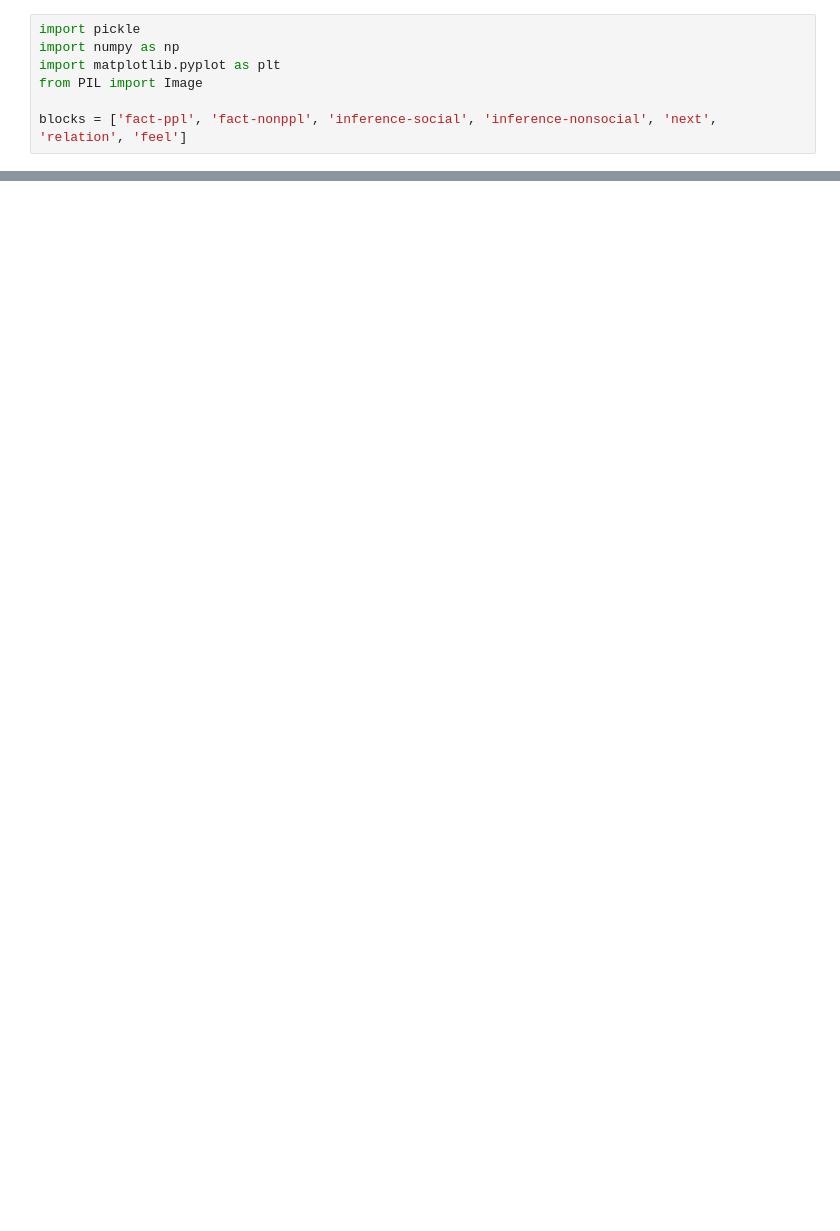
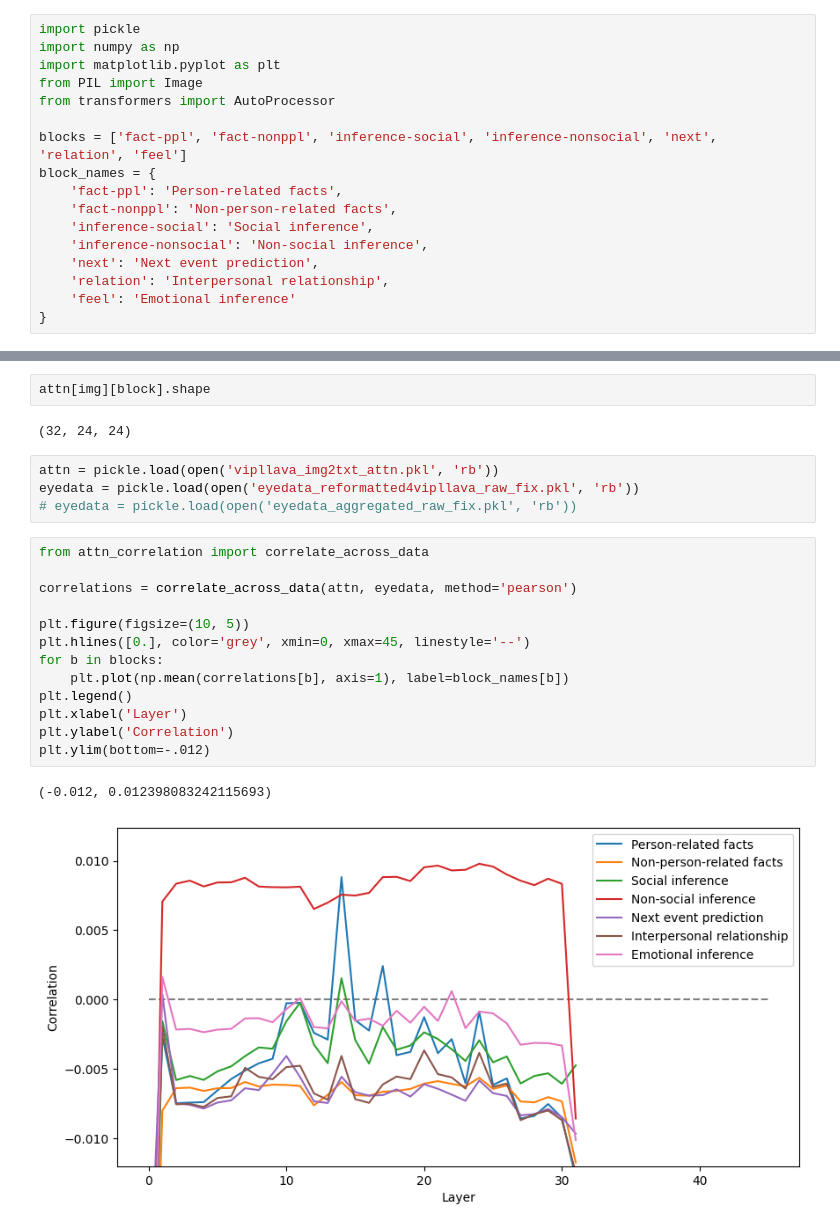
Before and after one commit to meng-du/imageQA, a Jupyter notebook: analysis/attn_visualization.ipynb, the cells around one changed output, grey strips where cells are left out. Drawn from its saved outputs; the diff is of its cells as text; blank space fills up the shorter version.

```diff
--- a/analysis/attn_visualization.ipynb
+++ b/analysis/attn_visualization.ipynb
@@ -3,6 +3,16 @@ import pickle
 import numpy as np
 import matplotlib.pyplot as plt
 from PIL import Image
+from transformers import AutoProcessor
 
 blocks = ['fact-ppl', 'fact-nonppl', 'inference-social', 'inference-nonsocial', 'next', 'relation', 'feel']
+block_names = {
+    'fact-ppl': 'Person-related facts',
+    'fact-nonppl': 'Non-person-related facts',
+    'inference-social': 'Social inference',
+    'inference-nonsocial': 'Non-social inference',
+    'next': 'Next event prediction',
+    'relation': 'Interpersonal relationship',
+    'feel': 'Emotional inference'
+}
 # %%
@@ -10,0 +78,24 @@ images = {img: Image.open(f'/Users/me/repos/bio_ann/imageQA/analysis/images/{img
+# %%
+attn[img][block].shape
+# %% [output]
+(32, 24, 24)
+# %%
+attn = pickle.load(open('vipllava_img2txt_attn.pkl', 'rb'))
+eyedata = pickle.load(open('eyedata_reformatted4vipllava_raw_fix.pkl', 'rb'))
+# eyedata = pickle.load(open('eyedata_aggregated_raw_fix.pkl', 'rb'))
+# %%
+from attn_correlation import correlate_across_data
+
+correlations = correlate_across_data(attn, eyedata, method='pearson')
+
+plt.figure(figsize=(10, 5))
+plt.hlines([0.], color='grey', xmin=0, xmax=45, linestyle='--')
+for b in blocks:
+    plt.plot(np.mean(correlations[b], axis=1), label=block_names[b])
+plt.legend()
+plt.xlabel('Layer')
+plt.ylabel('Correlation')
+plt.ylim(bottom=-.012)
+# %% [output]
+(-0.012, 0.012398083242115693)
+[figure, added]
```
Also changed, not shown: parts of 12 cells of this notebook, 2 other files.
